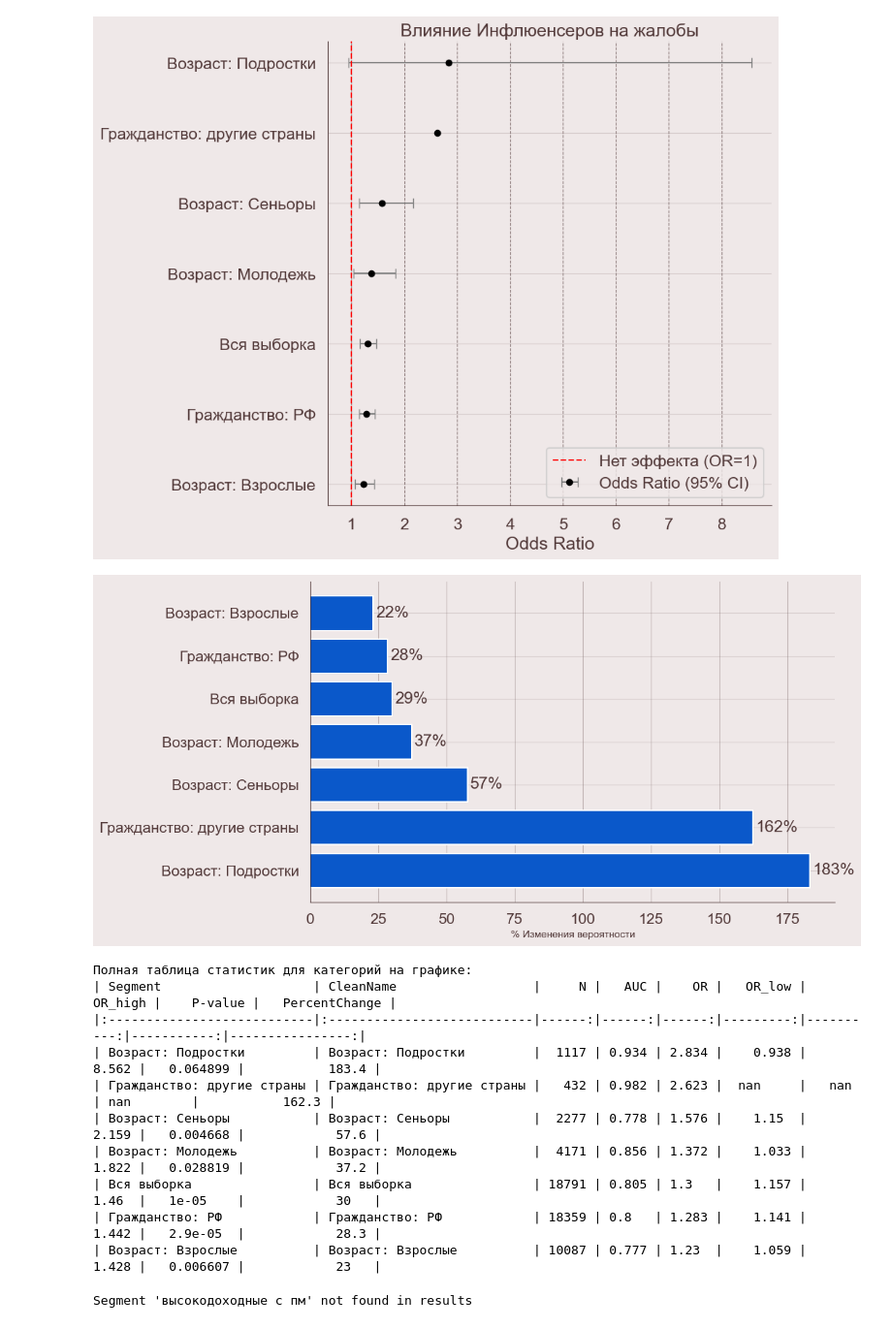
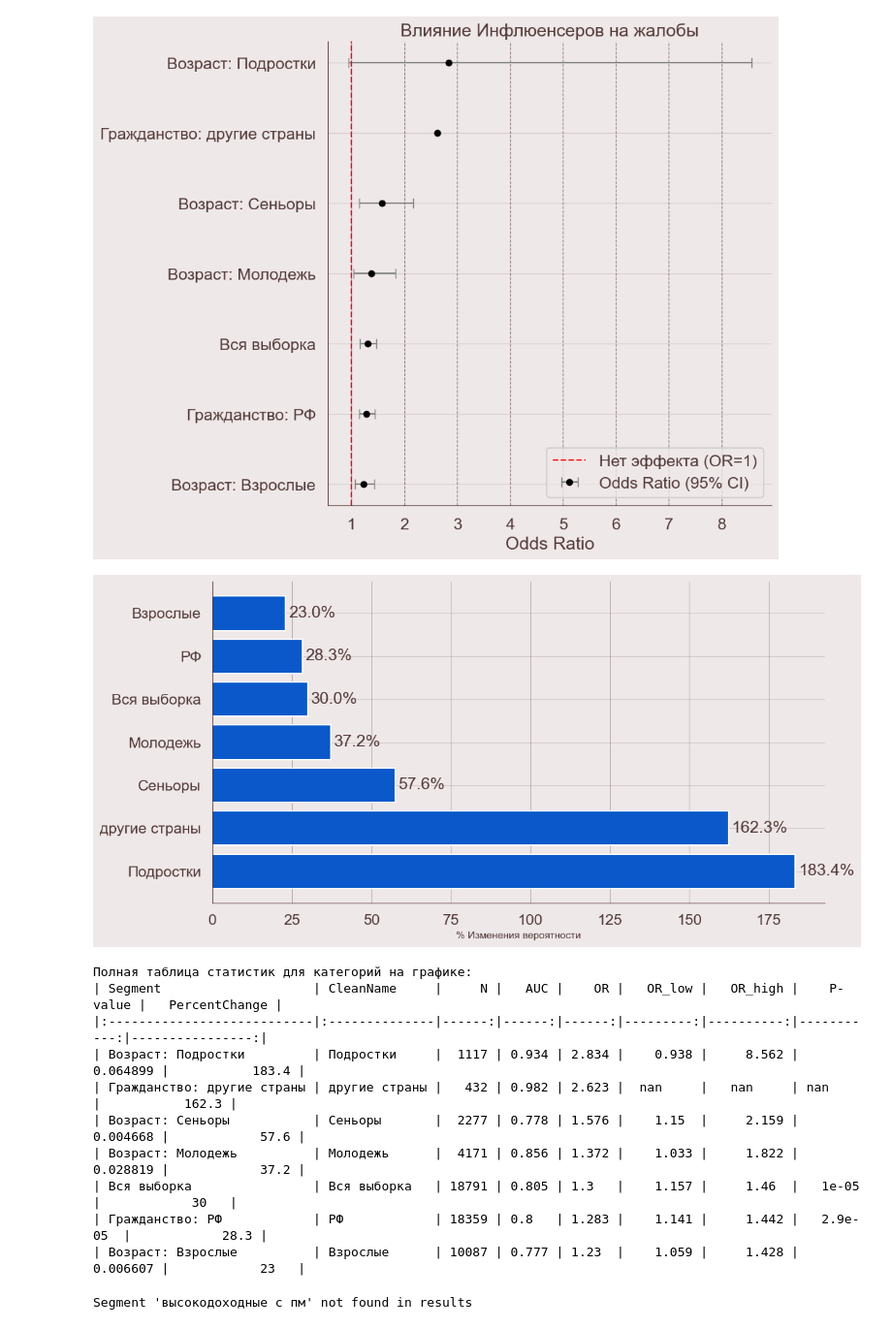
Before and after one commit to Neat-Snap/dano25, a Jupyter notebook: robust.ipynb, the cells around one changed output. Shown at 97% size. Drawn from its saved outputs; the diff is of its cells as text; code cells hidden in the pictures.

Commit message:
fixing robust graph percentages

```diff
--- a/robust.ipynb
+++ b/robust.ipynb
@@ -376,8 +376,8 @@ viz_df['PercentChange'] = (viz_df['OR'] - 1) * 100
 viz_df['Color'] = viz_df['P-value'].apply(lambda x: '#D32F2F' if x < 0.05 else 'gray')
 viz_df = viz_df.sort_values('PercentChange', ascending=False)
 
-# Очистка названий
-viz_df['CleanName'] = viz_df['Segment'].str.replace('age_segment: ', '')
+# Очистка названий - убираем префиксы "Возраст: " и "Гражданство: "
+viz_df['CleanName'] = viz_df['Segment'].str.replace('Возраст: ', '').str.replace('Гражданство: ', '')
 
 bars = plt.barh(viz_df['CleanName'], viz_df['PercentChange'], color=colors["blue"])
 
@@ -385,45 +385,45 @@ plt.axvline(0, color='black', linewidth=0.8)
 # plt.title('На сколько % инфлюенсеры повышают вероятность жалобы на тарифы?', fontsize=14)
 plt.xlabel('% Изменения вероятности', fontsize=11)
 
 # Добавляем значения на бары
 for bar in bars:
     width = bar.get_width()
     label_x_pos = width + 1 if width > 0 else width - 5
-    plt.text(label_x_pos, bar.get_y() + bar.get_height()/2, f'{int(width)}%', va='center')
+    plt.text(label_x_pos, bar.get_y() + bar.get_height()/2, f'{width:.1f}%', va='center')
 
 plt.grid(axis='x', alpha=0.3)
 plt.tight_layout()
 plt.savefig('impact_bars.png', dpi=300)
 plt.show()
 
 # Full stats table for plotted categories (same order as on the plot)
 display_cols = ['Segment', 'CleanName', 'N', 'AUC', 'OR', 'OR_low', 'OR_high', 'P-value']
 if 'Significance' in viz_df.columns:
     display_cols.append('Significance')
 display_cols.append('PercentChange')
 
 print("\nПолная таблица статистик для категорий на графике:")
 display_df = viz_df[display_cols].copy()
 display_df['PercentChange'] = display_df['PercentChange'].round(1)
 display_df['AUC'] = display_df['AUC'].round(3)
 display_df['OR'] = display_df['OR'].round(3)
 display_df['OR_low'] = display_df['OR_low'].round(3)
 display_df['OR_high'] = display_df['OR_high'].round(3)
 display_df['P-value'] = pd.to_numeric(display_df['P-value'], errors='coerce').round(6)
 
 print(display_df.to_markdown(index=False))
 # %% [output]
-[figure, old version]
+[figure, new version]
 Полная таблица статистик для категорий на графике:
-| Segment                    | CleanName                  |     N |   AUC |    OR |   OR_low |   OR_high |    P-value |   PercentChange |
-|:---------------------------|:---------------------------|------:|------:|------:|---------:|----------:|-----------:|----------------:|
-| Возраст: Подростки         | Возраст: Подростки         |  1117 | 0.934 | 2.834 |    0.938 |     8.562 |   0.064899 |           183.4 |
-| Гражданство: другие страны | Гражданство: другие страны |   432 | 0.982 | 2.623 |  nan     |   nan     | nan        |           162.3 |
-| Возраст: Сеньоры           | Возраст: Сеньоры           |  2277 | 0.778 | 1.576 |    1.15  |     2.159 |   0.004668 |            57.6 |
-| Возраст: Молодежь          | Возраст: Молодежь          |  4171 | 0.856 | 1.372 |    1.033 |     1.822 |   0.028819 |            37.2 |
-| Вся выборка                | Вся выборка                | 18791 | 0.805 | 1.3   |    1.157 |     1.46  |   1e-05    |            30   |
-| Гражданство: РФ            | Гражданство: РФ            | 18359 | 0.8   | 1.283 |    1.141 |     1.442 |   2.9e-05  |            28.3 |
-| Возраст: Взрослые          | Возраст: Взрослые          | 10087 | 0.777 | 1.23  |    1.059 |     1.428 |   0.006607 |            23   |
+| Segment                    | CleanName     |     N |   AUC |    OR |   OR_low |   OR_high |    P-value |   PercentChange |
+|:---------------------------|:--------------|------:|------:|------:|---------:|----------:|-----------:|----------------:|
+| Возраст: Подростки         | Подростки     |  1117 | 0.934 | 2.834 |    0.938 |     8.562 |   0.064899 |           183.4 |
+| Гражданство: другие страны | другие страны |   432 | 0.982 | 2.623 |  nan     |   nan     | nan        |           162.3 |
+| Возраст: Сеньоры           | Сеньоры       |  2277 | 0.778 | 1.576 |    1.15  |     2.159 |   0.004668 |            57.6 |
+| Возраст: Молодежь          | Молодежь      |  4171 | 0.856 | 1.372 |    1.033 |     1.822 |   0.028819 |            37.2 |
+| Вся выборка                | Вся выборка   | 18791 | 0.805 | 1.3   |    1.157 |     1.46  |   1e-05    |            30   |
+| Гражданство: РФ            | РФ            | 18359 | 0.8   | 1.283 |    1.141 |     1.442 |   2.9e-05  |            28.3 |
+| Возраст: Взрослые          | Взрослые      | 10087 | 0.777 | 1.23  |    1.059 |     1.428 |   0.006607 |            23   |
 # %%
 # Print p-value for "высокодоходные с пм" segment
 target_segment = results_df[results_df['Segment'].str.contains('высокодоходные с пм', case=False, na=False)]
```
Also changed, not shown: 2 other files.
